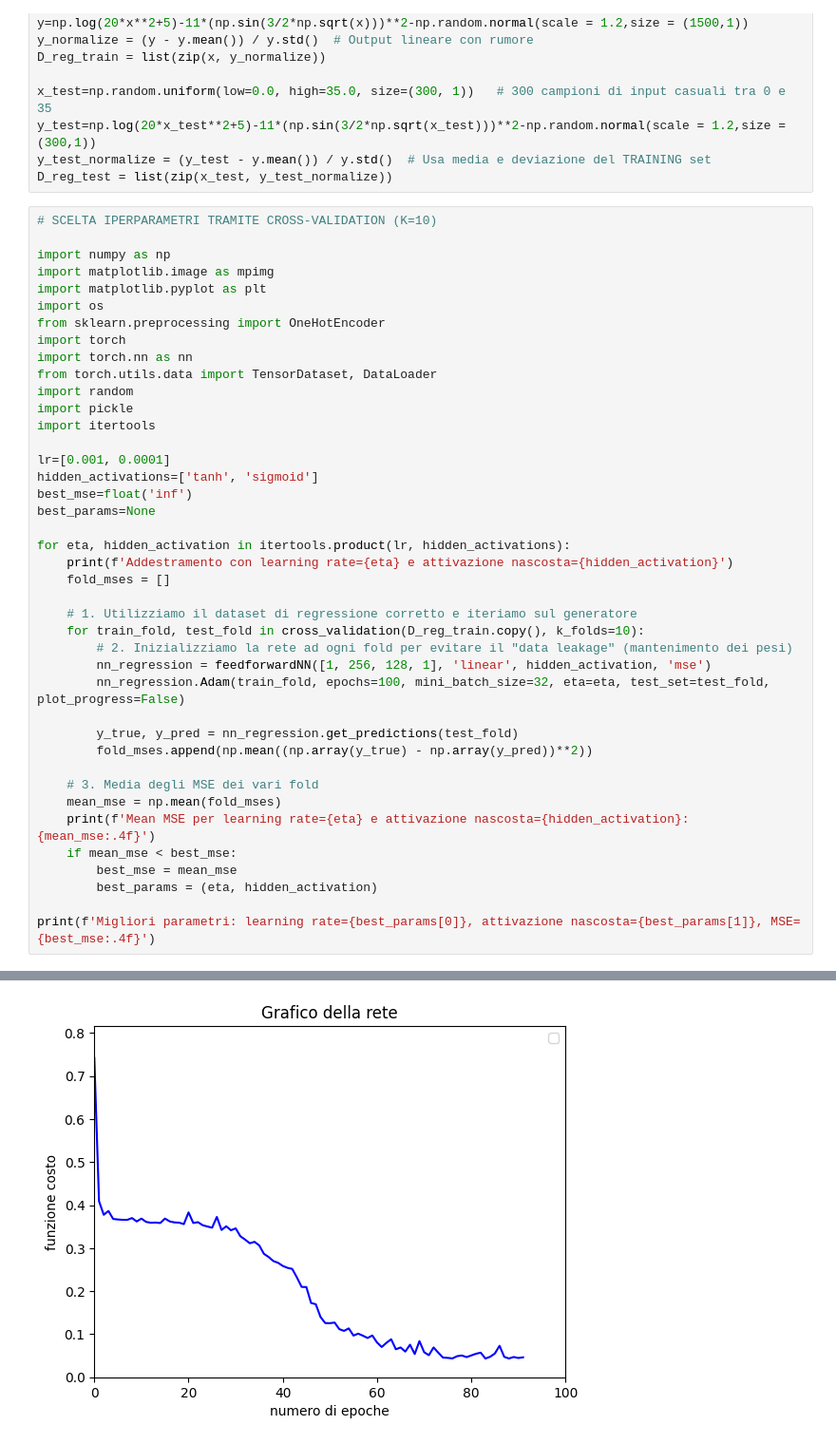
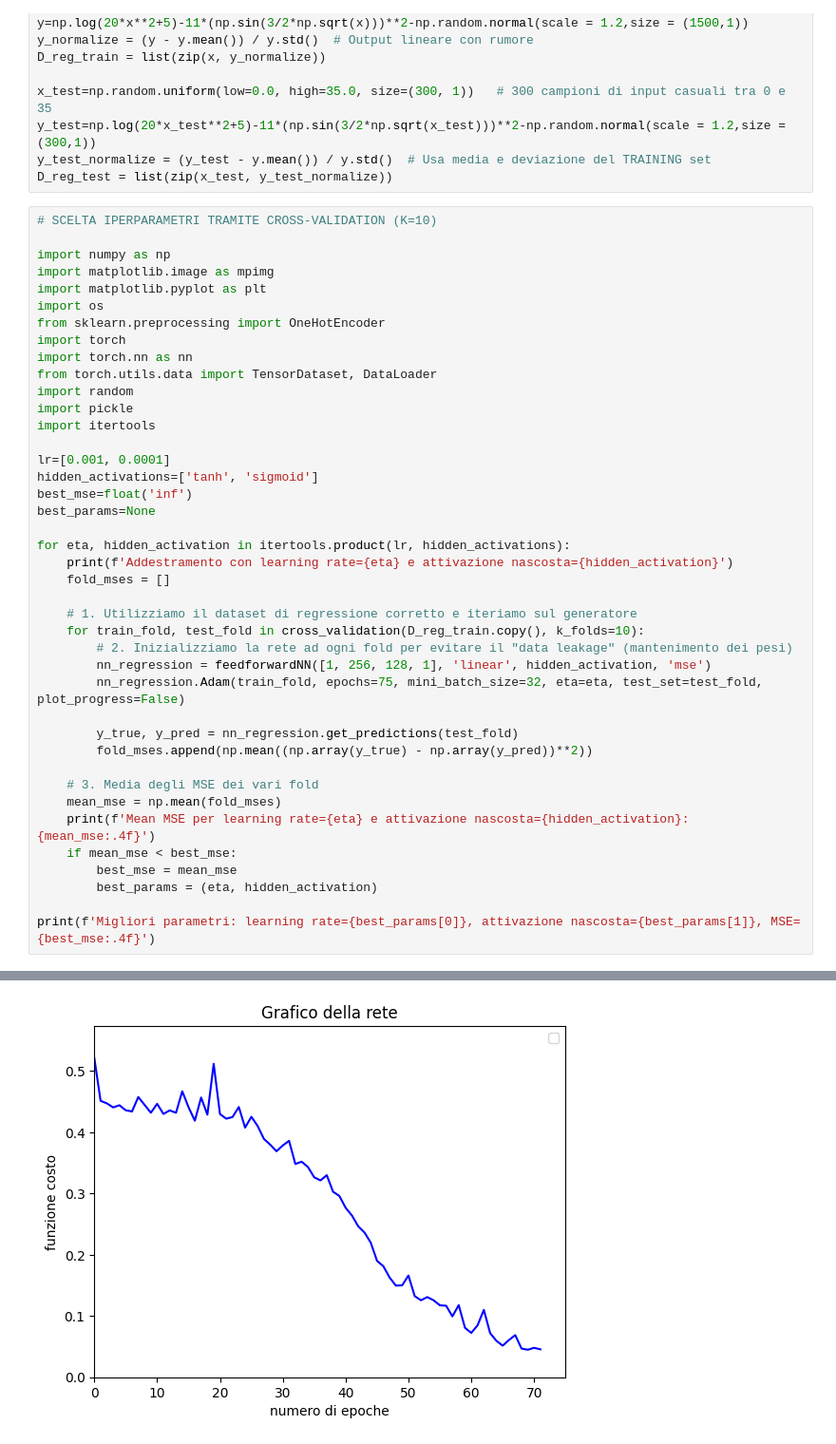
Before and after one commit to claudio-de-cesare/metodi-IA, a Jupyter notebook: progetto_deCesare_Rizzi.ipynb, the cells around one changed output, grey strips where cells are left out. Shown at 95% size. Saved outputs shown, nothing was run; the diff lists cells and outputs as text.

```diff
--- a/progetto_deCesare_Rizzi.ipynb
+++ b/progetto_deCesare_Rizzi.ipynb
@@ -854,7 +854,7 @@ for eta, hidden_activation in itertools.product(lr, hidden_activations):
     for train_fold, test_fold in cross_validation(D_reg_train.copy(), k_folds=10):
         # 2. Inizializziamo la rete ad ogni fold per evitare il "data leakage" (mantenimento dei pesi)
         nn_regression = feedforwardNN([1, 256, 128, 1], 'linear', hidden_activation, 'mse')
-        nn_regression.Adam(train_fold, epochs=100, mini_batch_size=32, eta=eta, test_set=test_fold, plot_progress=False)
+        nn_regression.Adam(train_fold, epochs=75, mini_batch_size=32, eta=eta, test_set=test_fold, plot_progress=False)
 
         y_true, y_pred = nn_regression.get_predictions(test_fold)
         fold_mses.append(np.mean((np.array(y_true) - np.array(y_pred))**2))
@@ -873 +873 @@ Addestramento con learning rate=0.001 e attivazione nascosta=tanh
-[figure, old version]
+[figure, new version]
```
Also changed, not shown: parts of 3 cells of this notebook, 1 other file.
